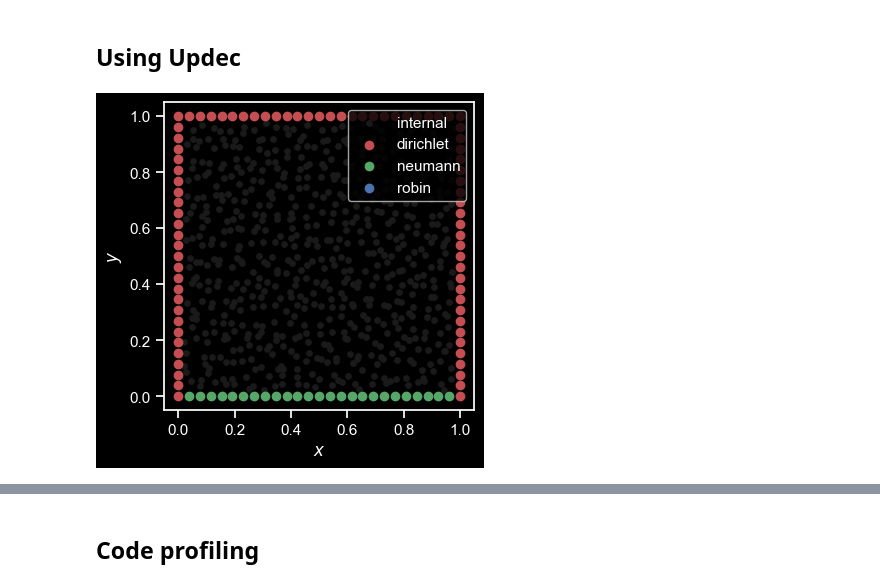
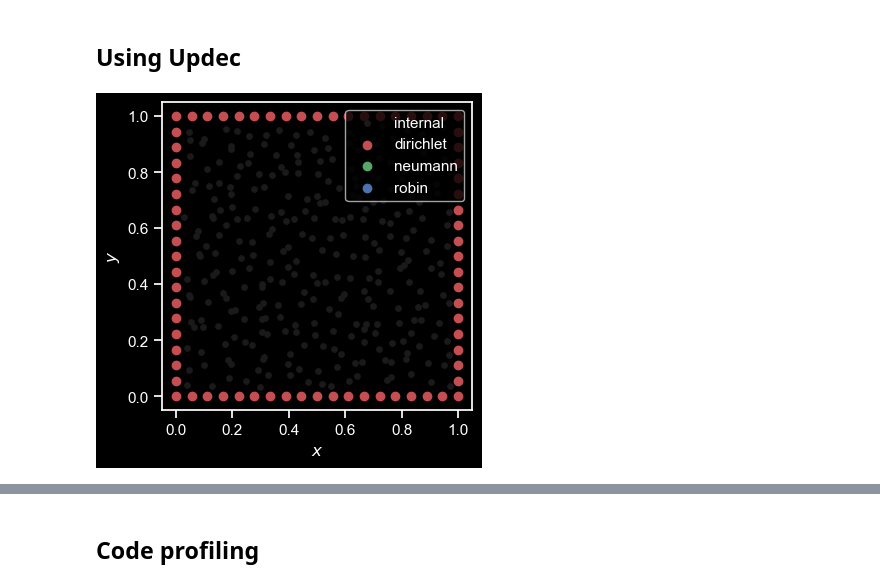
Before and after one commit to ddrous/Updes, a Jupyter notebook: examples/01_laplace_with_rbf.ipynb, the cells around one changed output, grey strips where cells are left out. Drawn from its saved outputs; the diff is of its cells as text; code cells hidden in the pictures.

```diff
--- a/examples/01_laplace_with_rbf.ipynb
+++ b/examples/01_laplace_with_rbf.ipynb
@@ -27,18 +27,18 @@ key = jax.random.PRNGKey(42)
 # %% [markdown]
 ## Using Updec
 # %%
-facet_types={"south":"n", "west":"d", "north":"d", "east":"d"}
-size = 27
+facet_types={"south":"d", "west":"d", "north":"d", "east":"d"}
+size = 19
 cloud = SquareCloud(Nx=size, Ny=size, facet_types=facet_types, noise_key=key, support_size=size*size-1)
 
 h = cloud.average_spacing()
 alpha = (cloud.N)**(-0.25)
 RBF = Partial(gaussian, alpha=alpha, h=h)      ## Can define which rbf to use
 MAX_DEGREE = 3
 
 # facet_types = {"Dirichlet":"d"}
 # cloud = GmshCloud("./meshes/disk.msh", facet_types, support_size=20)
 
 cloud.visualize_cloud(figsize=(4,4), cmap="cmr.amber");
 # %% [output]
-[figure, old version]
+[figure, new version]
```
Also changed, not shown: parts of 6 cells of this notebook.
